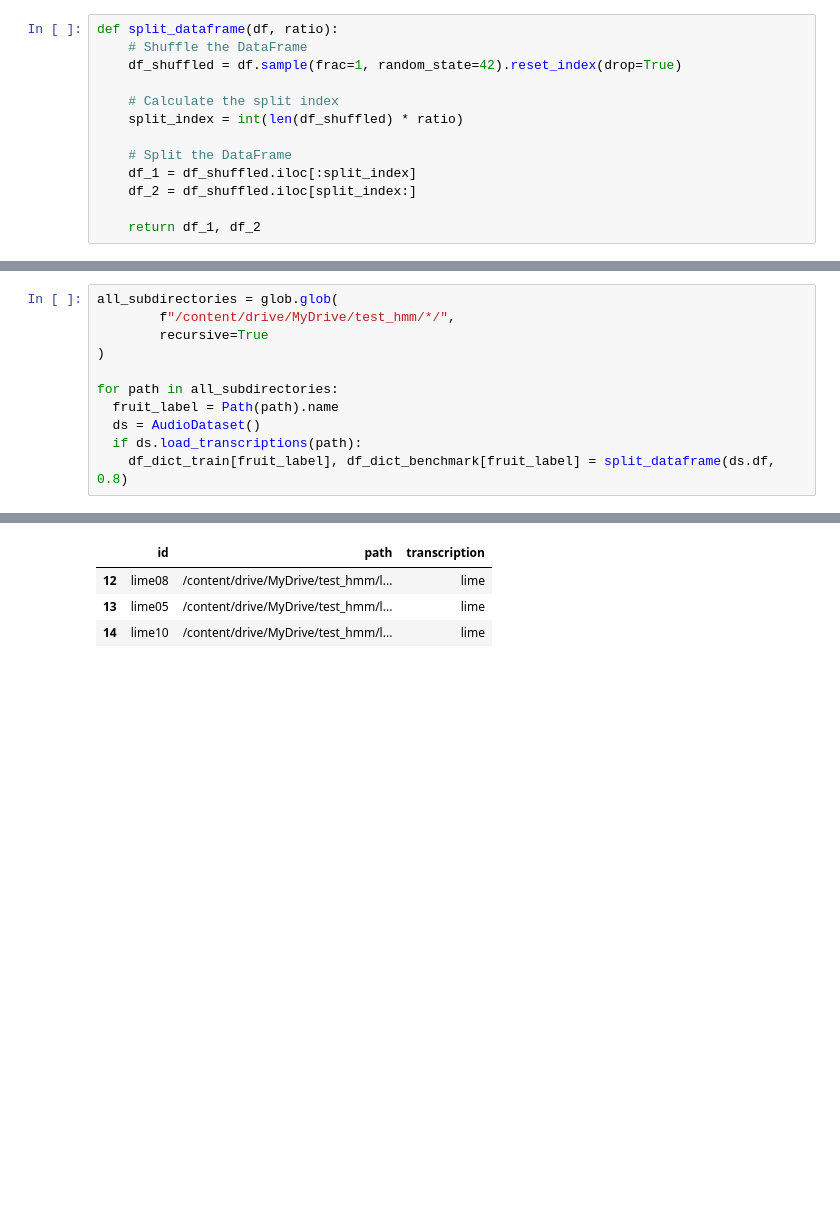
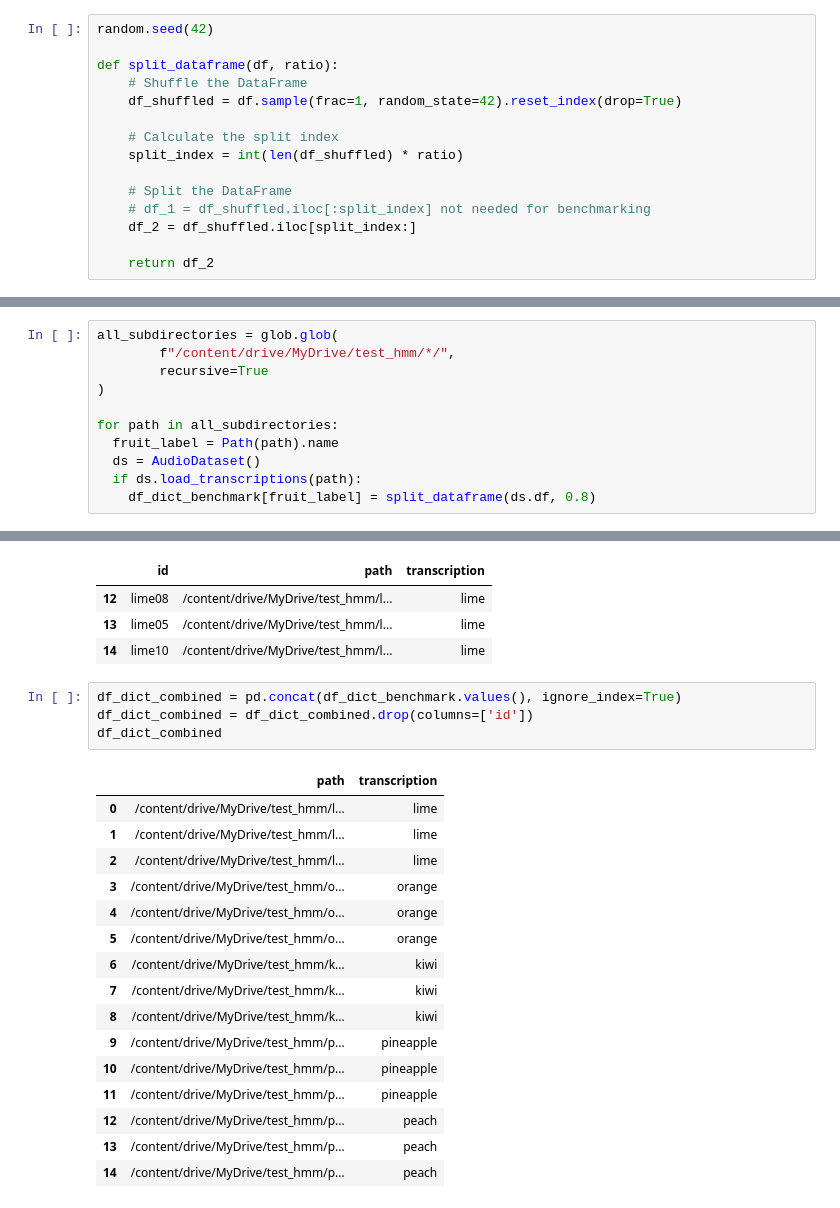
Before and after one commit to karank85/speech-recognition, a Jupyter notebook: Benchmarking.ipynb, the cells around one changed output, grey strips where cells are left out. Saved outputs shown, nothing was run; the diff lists cells and outputs as text; blank space fills up the shorter version.

Commit message:
Concat audio files

```diff
--- a/Benchmarking.ipynb
+++ b/Benchmarking.ipynb
@@ -94,6 +102,8 @@ class AudioDataset:
     """
     return self.df.loc[self.df['id'] == id]
 # %%
+random.seed(42)
+
 def split_dataframe(df, ratio):
     # Shuffle the DataFrame
     df_shuffled = df.sample(frac=1, random_state=42).reset_index(drop=True)
@@ -102,7 +112,7 @@ def split_dataframe(df, ratio):
     split_index = int(len(df_shuffled) * ratio)
 
     # Split the DataFrame
-    df_1 = df_shuffled.iloc[:split_index]
+    # df_1 = df_shuffled.iloc[:split_index] not needed for benchmarking
     df_2 = df_shuffled.iloc[split_index:]
 
-    return df_1, df_2
+    return df_2
@@ -119,4 +128,4 @@ for path in all_subdirectories:
   fruit_label = Path(path).name
   ds = AudioDataset()
   if ds.load_transcriptions(path):
-    df_dict_train[fruit_label], df_dict_benchmark[fruit_label] = split_dataframe(ds.df, 0.8)
+    df_dict_benchmark[fruit_label] = split_dataframe(ds.df, 0.8)
@@ -143,3 +136,24 @@ df_dict_benchmark['lime']
 | 12 | lime08 | /content/drive/MyDrive/test_hmm/l... | lime |
 | 13 | lime05 | /content/drive/MyDrive/test_hmm/l... | lime |
 | 14 | lime10 | /content/drive/MyDrive/test_hmm/l... | lime |
+# %%
+df_dict_combined = pd.concat(df_dict_benchmark.values(), ignore_index=True)
+df_dict_combined = df_dict_combined.drop(columns=['id'])
+df_dict_combined
+# %% [output]
+|  | path | transcription |
+| 0 | /content/drive/MyDrive/test_hmm/l... | lime |
+| 1 | /content/drive/MyDrive/test_hmm/l... | lime |
+| 2 | /content/drive/MyDrive/test_hmm/l... | lime |
+| 3 | /content/drive/MyDrive/test_hmm/o... | orange |
+| 4 | /content/drive/MyDrive/test_hmm/o... | orange |
+| 5 | /content/drive/MyDrive/test_hmm/o... | orange |
+| 6 | /content/drive/MyDrive/test_hmm/k... | kiwi |
+| 7 | /content/drive/MyDrive/test_hmm/k... | kiwi |
+| 8 | /content/drive/MyDrive/test_hmm/k... | kiwi |
+| 9 | /content/drive/MyDrive/test_hmm/p... | pineapple |
+| 10 | /content/drive/MyDrive/test_hmm/p... | pineapple |
+| 11 | /content/drive/MyDrive/test_hmm/p... | pineapple |
+| 12 | /content/drive/MyDrive/test_hmm/p... | peach |
+| 13 | /content/drive/MyDrive/test_hmm/p... | peach |
+| 14 | /content/drive/MyDrive/test_hmm/p... | peach |
```
Also changed, not shown: parts of 7 cells of this notebook.
